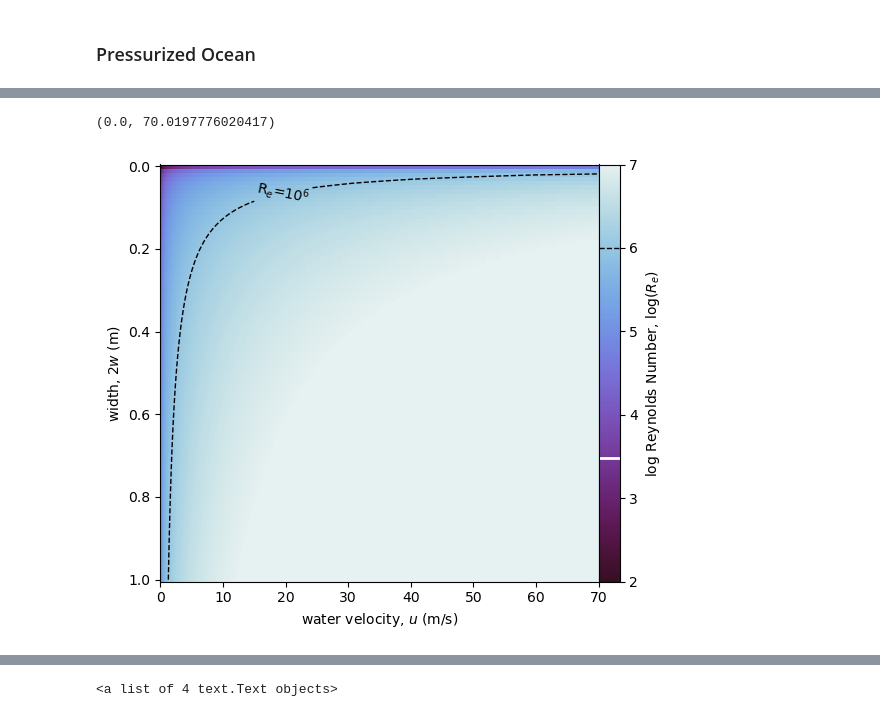
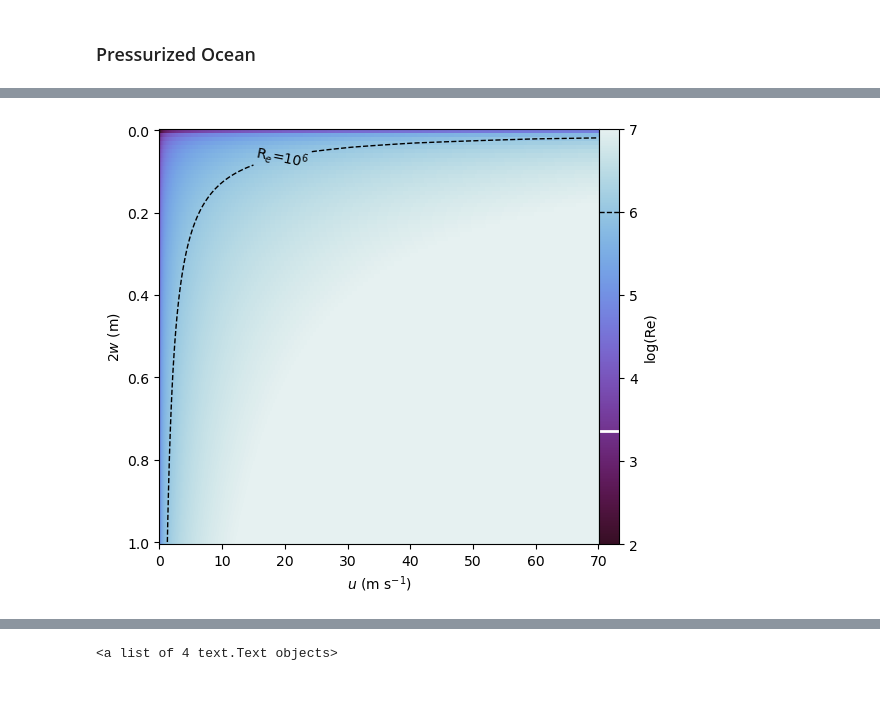
Before and after one commit to CottomR-et-al/Europa-ice-ocean-exchange, a Jupyter notebook: F25_Dikes_Europa.ipynb, the cells around one changed output, grey strips where cells are left out. Saved outputs shown, nothing was run; the diff lists cells and outputs as text; code cells hidden in the pictures.

```diff
--- a/F25_Dikes_Europa.ipynb
+++ b/F25_Dikes_Europa.ipynb
@@ -75,7 +76,7 @@ n = 0 # first iteration
 # %%
 DP = np.linspace(1e3, 2.5e6, 100) # change factors of overpressure
 max_depth = 20e3
-fig, ax1 = plt.subplots(figsize=(6,5))
+fig, ax1 = plt.subplots(layout='tight', figsize=(6,5))
 # fig, (ax1, ax2) = plt.subplots(1, 2, figsize=(16, 6))
 cmap = plt.get_cmap(cmo.matter_r)
 DP_norm = LogNorm(vmin=np.min(DP), vmax=np.max(DP))
@@ -112,8 +113,8 @@ for dp in DP:
 
 velocities = np.array(velocities)
 
-ax1.set_xlabel('velocity, $u$ (m/s)')
-ax1.set_ylabel('depth, $z$ (km)')
+ax1.set_xlabel('$u$ (m s$^{-1}$)')
+ax1.set_ylabel('$z$ (km)')
 ax1.invert_yaxis()
 ax1.set_xlim(left=0)
 ax1.set_ylim(bottom=20, top=0)
@@ -130,5 +131,8 @@ ticks = [1e4, 1e5, 1e6]
 tick_labels = [r'4', r'5', r'6']
 cbar.set_ticks(ticks)
 cbar.set_ticklabels(tick_labels)
-cbar.set_label('log-overpressure, $log(\Delta P_o)$ (Pa)')
+cbar.set_label('$log(\Delta P_o)$ (Pa)')
+
+save_path = '/Users/rcottom/Downloads'
+fig.savefig(os_module.path.join(save_path, 'vels_Europa.png'), dpi=300)
 # %% [output]
@@ -136,32 +140,34 @@ cbar.set_label('log-overpressure, $log(\Delta P_o)$ (Pa)')
 # %%
 # Reynolds number for different dike geometries and velocities
 # Re = ρuL/η
 from labellines import labelLines
+import os as os_module
 
 fig, ax = plt.subplots(layout='tight', figsize=(6,5))
 
 ws = np.linspace(1e-3, 1, 100) # m, half-widths
 u = velocities.flatten() # m/s, velocities
 u = u[np.isfinite(u)]
 u = u[u > 0]
 u = np.sort(u)
 u_w, w_u = np.meshgrid(u, ws)
 
 Res = (rhow * u_w * w_u) / eta_w
 Res[Res <= 0] = np.nan
 logRe = np.log10(Res)
 
 pcm = ax.pcolormesh(u_w, w_u, logRe, shading='auto', vmax=7, vmin=2, cmap=cmo.dense_r)
 # plt.contour(u_w, w_u, logRe, levels=[3], colors='white', linewidths=0.8)
 cont = ax.contour(u_w, w_u, logRe, levels=[6], colors='black', linewidths=1, linestyles='dashed', label='log($R_e$) = 6')
 ax.clabel(cont, fmt={6: r'R$_e$=10$^6$'}, inline=True, manual=[(20, 0.1)])
-bar = fig.colorbar(pcm, label='log Reynolds Number, log($R_e$)', pad = 0)
-bar.ax.hlines(3.48, *bar.ax.get_xlim(), colors='white', linewidth=2, linestyle='solid')
+bar = fig.colorbar(pcm, label='log(Re)', pad = 0)
+bar.ax.hlines(3.361727836, *bar.ax.get_xlim(), colors='white', linewidth=2, linestyle='solid')
 bar.ax.hlines(6, *bar.ax.get_xlim(), colors='black', linewidth=1, linestyle='dashed')
 ax.invert_yaxis()
-ax.set_xlabel('water velocity, $u$ (m/s)')
-ax.set_ylabel('width, 2$w$ (m)')
+ax.set_xlabel('$u$ (m s$^{-1}$)')
+ax.set_ylabel('2$w$ (m)')
 ax.set_xlim(left=0)
+save_path = '/Users/rcottom/Downloads'
+fig.savefig(os_module.path.join(save_path, 'Re_Europa.png'), dpi=300)
 # %% [output]
-(0.0, 70.0197776020417)
-[figure, old version]
+[figure, new version]
```
Also changed, not shown: parts of 4 cells of this notebook.
